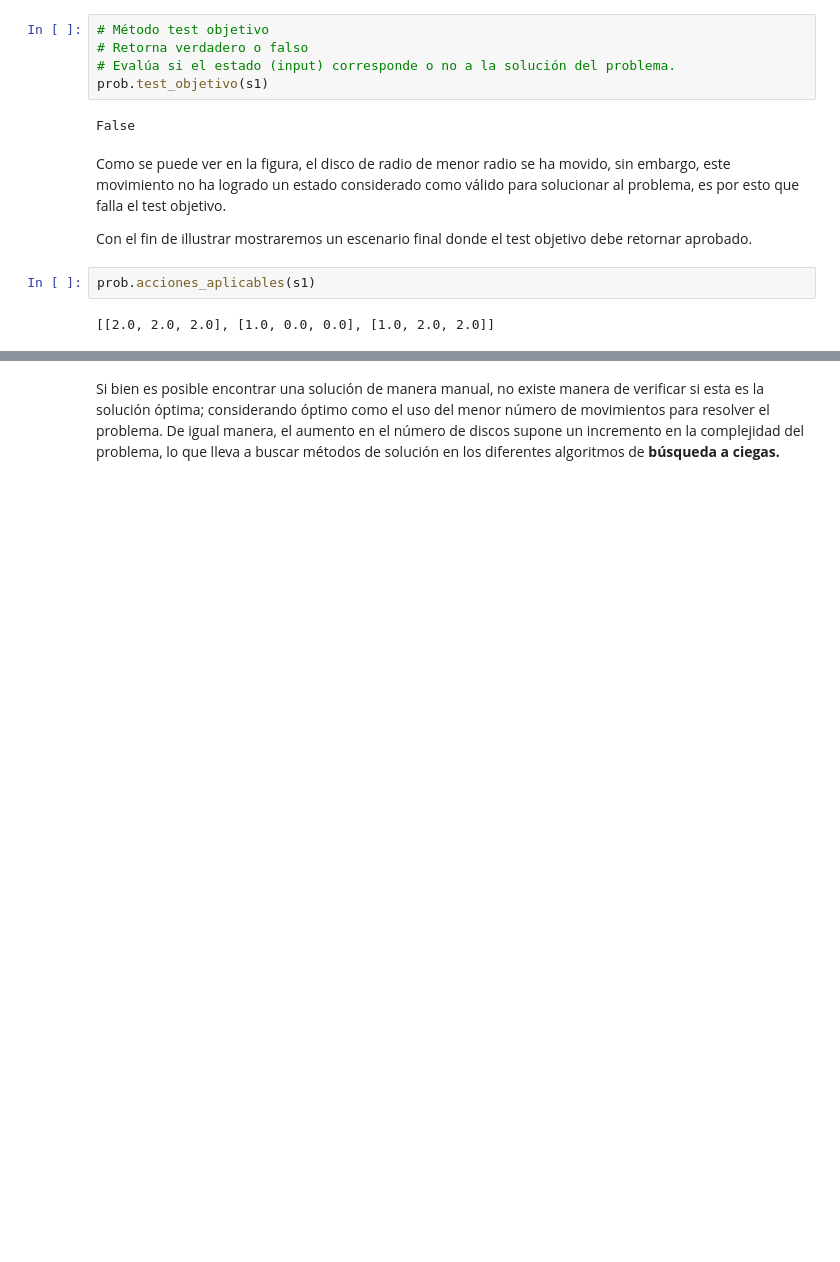
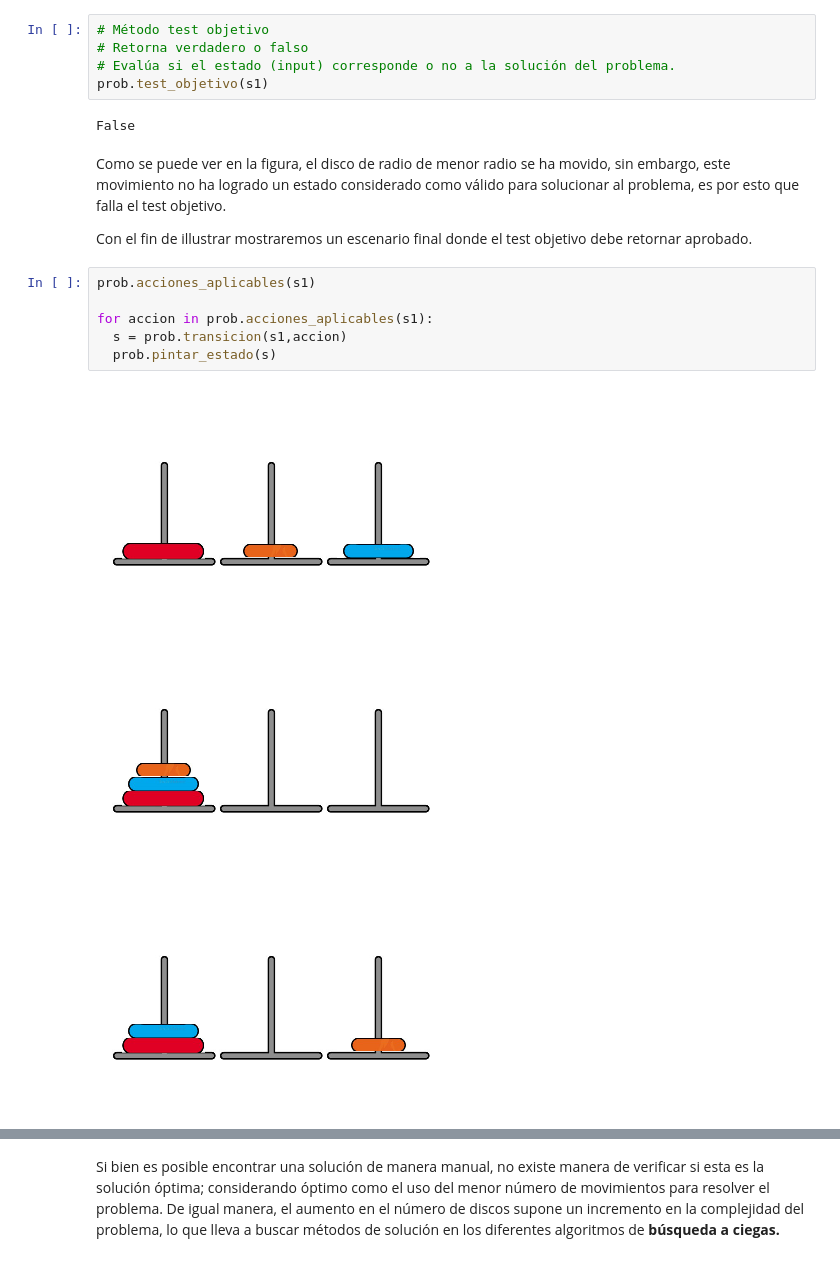
Before and after one commit to anamarigarzon/Proyectos-IA, a Jupyter notebook: Proyecto I/Proyecto_1_Torres_de_Hanoi.ipynb, the cells around one changed output, grey strips where cells are left out. Saved outputs shown, nothing was run; the diff lists cells and outputs as text; blank space fills up the shorter version.

```diff
--- a/Proyecto I/Proyecto_1_Torres_de_Hanoi.ipynb
+++ b/Proyecto I/Proyecto_1_Torres_de_Hanoi.ipynb
@@ -59,8 +60,14 @@ estado considerado como válido para solucionar al problema, es por esto que fal
 Con el fin de illustrar mostraremos un escenario final donde el test objetivo debe retornar aprobado.
 # %%
 prob.acciones_aplicables(s1)
+
+for accion in prob.acciones_aplicables(s1):
+  s = prob.transicion(s1,accion)
+  prob.pintar_estado(s)
 # %% [output]
-[[2.0, 2.0, 2.0], [1.0, 0.0, 0.0], [1.0, 2.0, 2.0]]
+[figure, added]
+[figure, added]
+[figure, added]
 # %%
 a = prob.acciones_aplicables(s1)[2]
 s2 = prob.transicion(s1,a)
```
Also changed, not shown: parts of 32 cells of this notebook, 1 other file.
